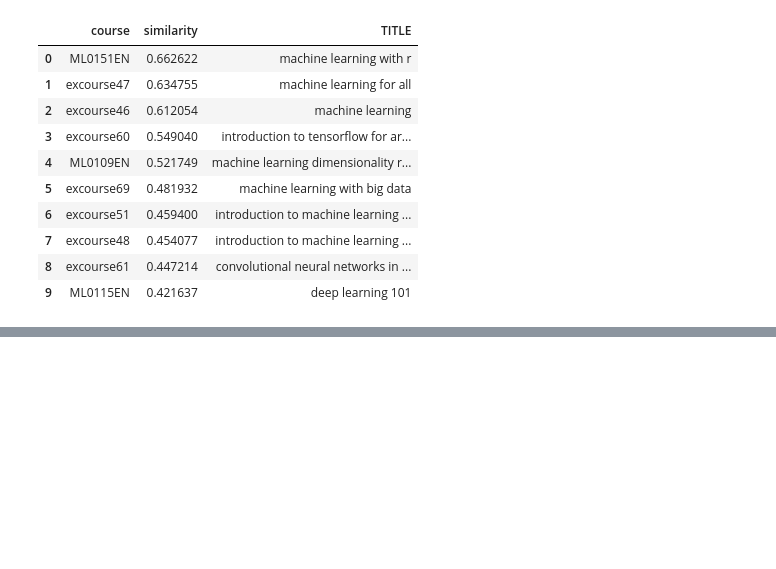
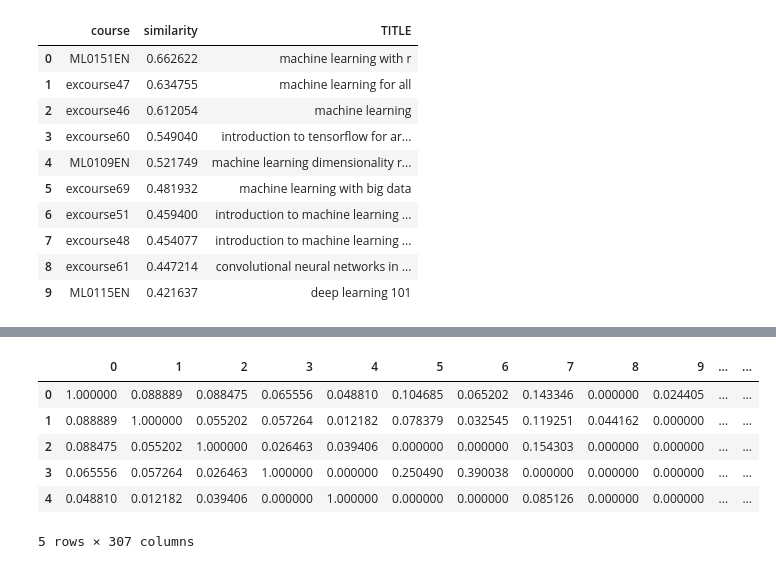
Before and after one commit to mxagar/course_recommender_streamlit, a Jupyter notebook: notebooks/02_FE.ipynb, the cells around one changed output, grey strips where cells are left out. Drawn from its saved outputs; the diff is of its cells as text; code cells hidden in the pictures; blank space fills up the shorter version.

```diff
--- a/notebooks/02_FE.ipynb
+++ b/notebooks/02_FE.ipynb
@@ -368,0 +440,10 @@ similarity_df_.head(10)
+# %%
+sim_df.head()
+# %% [output]
+|  | 0 | 1 | 2 | 3 | 4 | 5 | 6 | 7 | 8 | 9 | ... | ... |
+| 0 | 1.000000 | 0.088889 | 0.088475 | 0.065556 | 0.048810 | 0.104685 | 0.065202 | 0.143346 | 0.000000 | 0.024405 | ... | ... |
+| 1 | 0.088889 | 1.000000 | 0.055202 | 0.057264 | 0.012182 | 0.078379 | 0.032545 | 0.119251 | 0.044162 | 0.000000 | ... | ... |
+| 2 | 0.088475 | 0.055202 | 1.000000 | 0.026463 | 0.039406 | 0.000000 | 0.000000 | 0.154303 | 0.000000 | 0.000000 | ... | ... |
+| 3 | 0.065556 | 0.057264 | 0.026463 | 1.000000 | 0.000000 | 0.250490 | 0.390038 | 0.000000 | 0.000000 | 0.000000 | ... | ... |
+| 4 | 0.048810 | 0.012182 | 0.039406 | 0.000000 | 1.000000 | 0.000000 | 0.000000 | 0.085126 | 0.000000 | 0.000000 | ... | ... |
+5 rows × 307 columns
```
Also changed, not shown: parts of 12 cells of this notebook, 1 other file.
